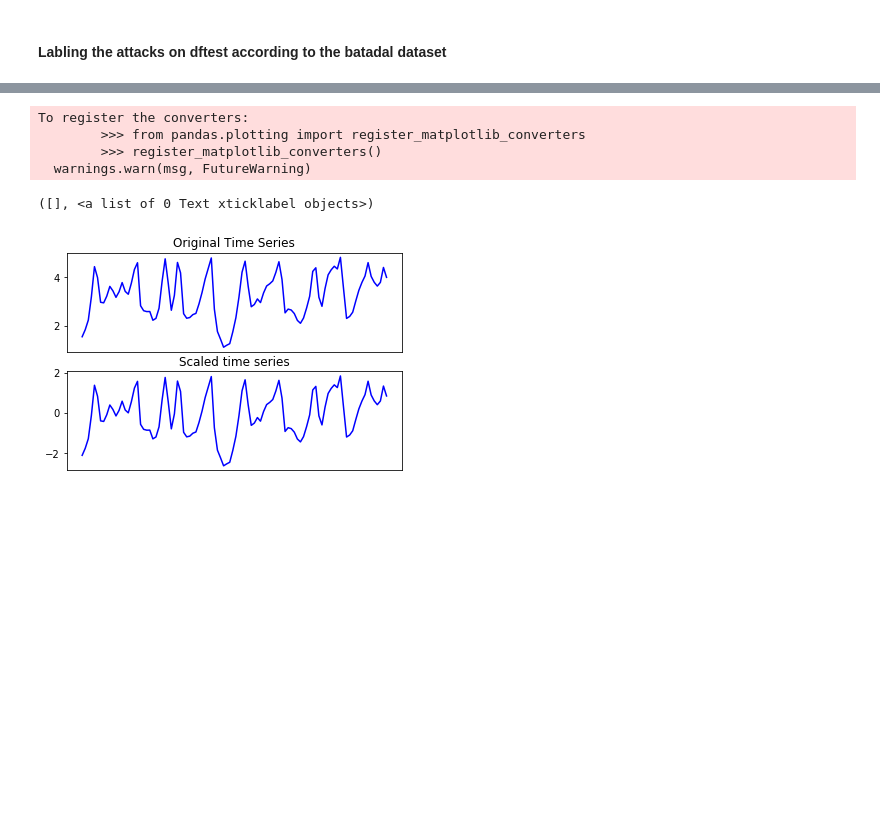
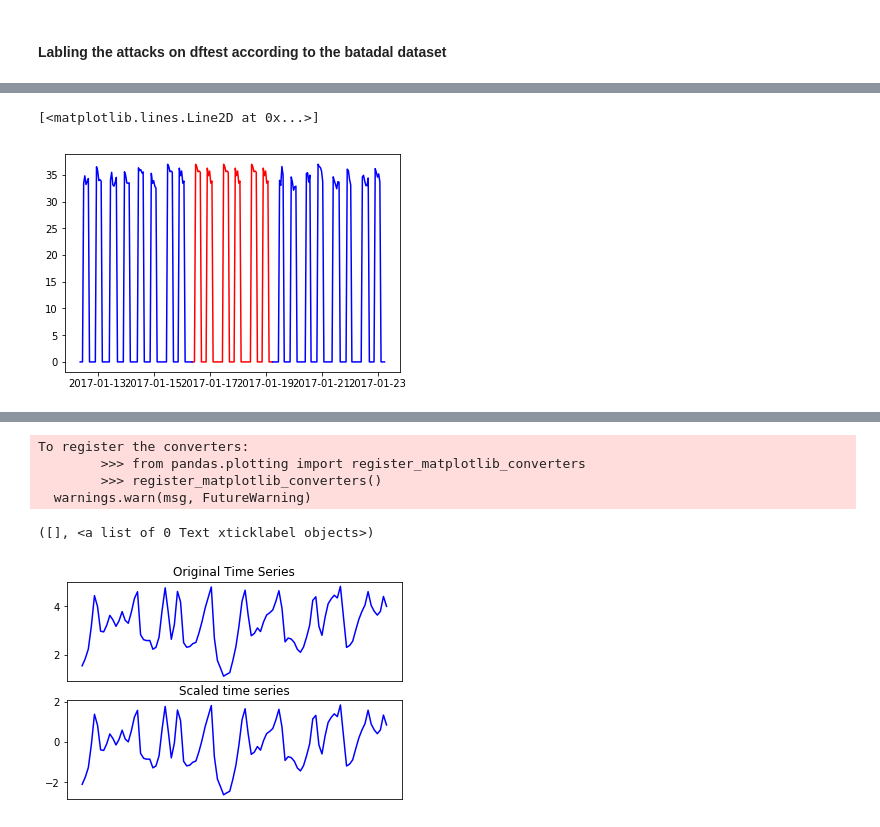
Before and after one commit to chengh42/Cyber-Data-Analytics, a Jupyter notebook: batadal/DiscreteModelTask.ipynb, the cells around one changed output, grey strips where cells are left out. Cells and saved outputs as stored; diff of their text form; code cells hidden in the pictures; blank space fills up the shorter version.

```diff
--- a/batadal/DiscreteModelTask.ipynb
+++ b/batadal/DiscreteModelTask.ipynb
@@ -125,0 +188,8 @@ dftrain2_L_T4.loc['2016-11-26 17':'2016-11-29 04',' ATT_FLAG']=1
+# %%
+plt.plot(dftest_P_U4.loc['2017-01-16 09':'2017-01-19 06', 'F_PU4'],color="red")
+
+plt.plot(dftest_P_U4.loc['2017-01-12 09':'2017-01-16 09', 'F_PU4'],color="blue")
+plt.plot(dftest_P_U4.loc['2017-01-19 06':'2017-01-23 06', 'F_PU4'],color="blue")
+# %% [output]
+[<matplotlib.lines.Line2D at 0x...>]
+[figure, added]
```
Also changed, not shown: parts of 47 cells of this notebook, 1 other file.
